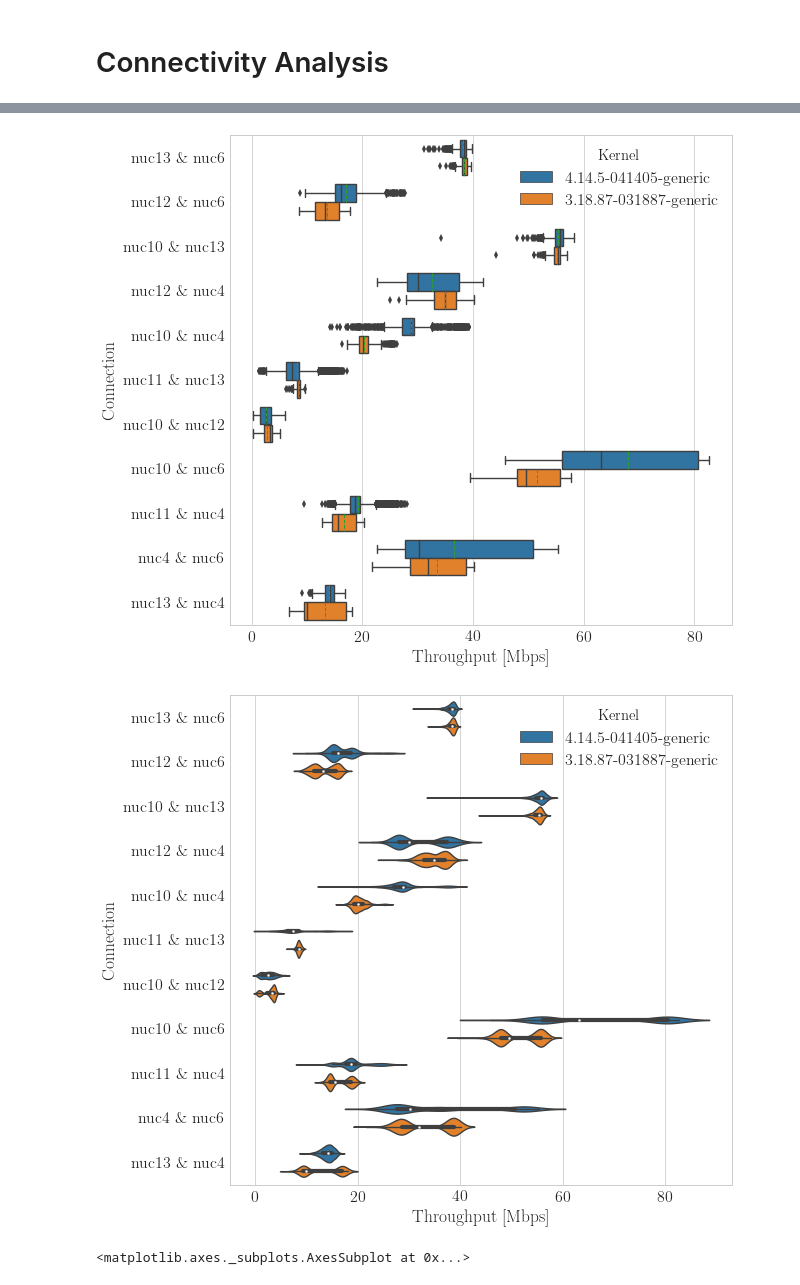
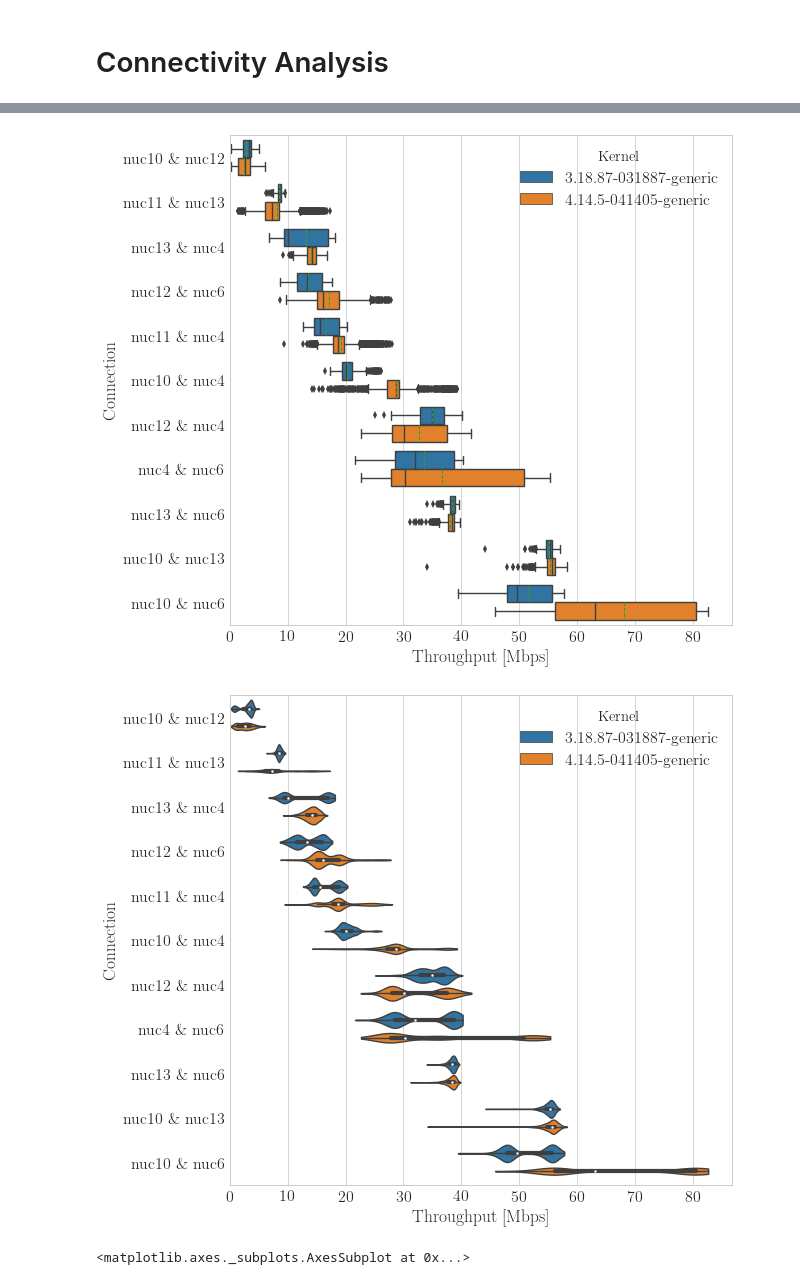
Before and after one commit to mchwalisz/walker, a Jupyter notebook: analysis/Connectivity Analysis.ipynb, the cells around one changed output, grey strips where cells are left out. Saved outputs shown, nothing was run; the diff lists cells and outputs as text; code cells hidden in the pictures.

Commit message:
improved data ordering in plots

```diff
--- a/analysis/Connectivity Analysis.ipynb
+++ b/analysis/Connectivity Analysis.ipynb
@@ -99,21 +73,24 @@ df.head()
 # %%
 fig, ax = plt.subplots(figsize=(9,9))
 
 sns.boxplot(
     x='Throughput [Mbps]',
     y='Connection',
     hue='Kernel',
     data=df,
     showfliers=True,
     showmeans=True,
     meanline=True,
+    order=list(df.groupby('Connection')['Throughput [Mbps]'].describe().sort_values('mean').index),
+    hue_order=sorted(df['Kernel'].unique()),
 #     split=True,
 #     cut=0,
 );
+ax.set_xlim([0, None])
 ax.xaxis.set_major_formatter(an.bitrate_formatter)
 fig.savefig(str(results_folder / 'throughput_kernels.pdf'), transparent=False, bbox_inches='tight')
 # %% [output]
-[figure, old version]
+[figure, new version]
 # %%
 fig, ax = plt.subplots(figsize=(9,9))
 
@@ -124,11 +101,14 @@ sns.violinplot(
     data=df,
     showfliers=False,
 #     split=True,
-#     cut=0,
+    cut=0,
+    order=list(df.groupby('Connection')['Throughput [Mbps]'].describe().sort_values('mean').index),
+    hue_order=sorted(df['Kernel'].unique()),
 );
+ax.set_xlim([0, None])
 ax.xaxis.set_major_formatter(an.bitrate_formatter)
 # %% [output]
-[figure, old version]
+[figure, new version]
 # %%
 connections = pd.pivot_table(
     df[df['Kernel'] == '4.14.5-041405-generic'],
```
Also changed, not shown: parts of 4 cells of this notebook, 1 other file.
